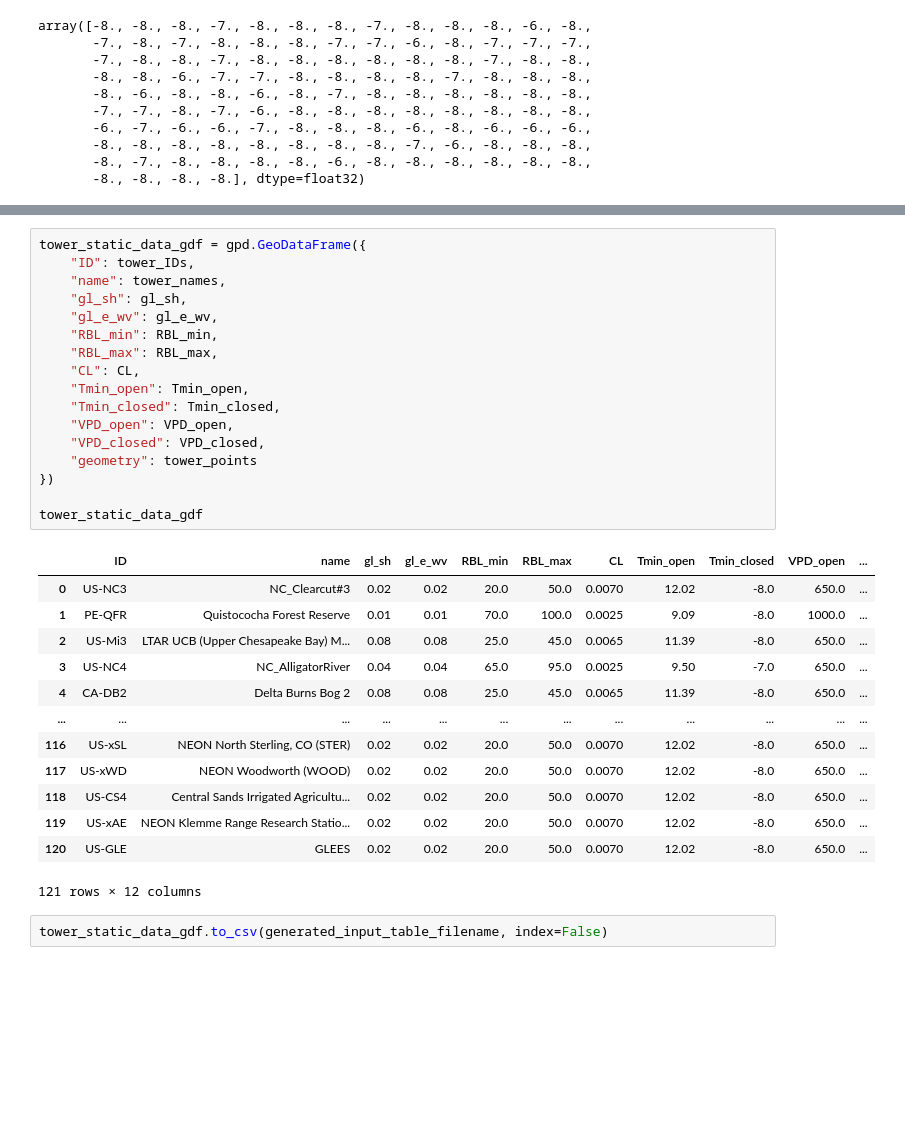
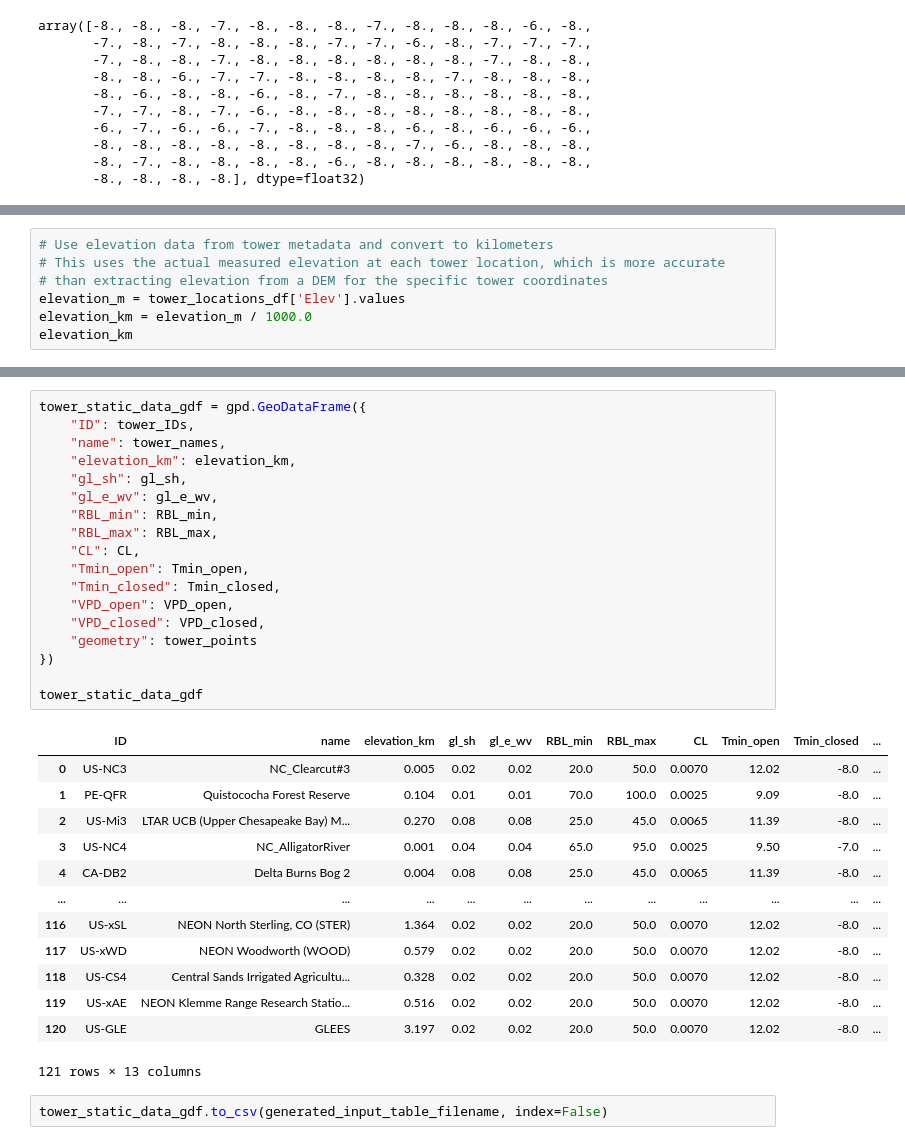
Before and after one commit to gregory-halverson-jpl/PM-JPL, a Jupyter notebook: notebooks/Tower Static Input Data for PM-JPL from ECOSTRESS Collection 2 Cal-Val.ipynb, the cells around one changed output, grey strips where cells are left out. Cells and saved outputs as stored; diff of their text form; blank space fills up the shorter version.

Commit message:
table processing working

```diff
--- a/notebooks/Tower Static Input Data for PM-JPL from ECOSTRESS Collection 2 Cal-Val.ipynb
+++ b/notebooks/Tower Static Input Data for PM-JPL from ECOSTRESS Collection 2 Cal-Val.ipynb
@@ -305,3 +312,10 @@ array([4500., 4000., 3500., 2900., 3500., 4500., 4500., 2900., 3500.,
        2900., 2900., 4500., 4200., 3500., 4200., 2900., 4500., 4500.,
        3600., 4200., 2900., 4500., 3500., 4500., 4200., 3000., 4200.,
        4500., 4500., 4200., 4200.], dtype=float32)
+# %%
+# Use elevation data from tower metadata and convert to kilometers
+# This uses the actual measured elevation at each tower location, which is more accurate
+# than extracting elevation from a DEM for the specific tower coordinates
+elevation_m = tower_locations_df['Elev'].values
+elevation_km = elevation_m / 1000.0
+elevation_km
@@ -308,33 +340,34 @@ array([4500., 4000., 3500., 2900., 3500., 4500., 4500., 2900., 3500.,
 # %%
 tower_static_data_gdf = gpd.GeoDataFrame({
     "ID": tower_IDs,
     "name": tower_names,
+    "elevation_km": elevation_km,
     "gl_sh": gl_sh,
     "gl_e_wv": gl_e_wv,
     "RBL_min": RBL_min,
     "RBL_max": RBL_max,
     "CL": CL,
     "Tmin_open": Tmin_open,
     "Tmin_closed": Tmin_closed,
     "VPD_open": VPD_open,
     "VPD_closed": VPD_closed,
     "geometry": tower_points
 })
 
 tower_static_data_gdf
 # %% [output]
-|  | ID | name | gl_sh | gl_e_wv | RBL_min | RBL_max | CL | Tmin_open | Tmin_closed | VPD_open | ... |
-| 0 | US-NC3 | NC_Clearcut#3 | 0.02 | 0.02 | 20.0 | 50.0 | 0.0070 | 12.02 | -8.0 | 650.0 | ... |
-| 1 | PE-QFR | Quistococha Forest Reserve | 0.01 | 0.01 | 70.0 | 100.0 | 0.0025 | 9.09 | -8.0 | 1000.0 | ... |
-| 2 | US-Mi3 | LTAR UCB (Upper Chesapeake Bay) M... | 0.08 | 0.08 | 25.0 | 45.0 | 0.0065 | 11.39 | -8.0 | 650.0 | ... |
-| 3 | US-NC4 | NC_AlligatorRiver | 0.04 | 0.04 | 65.0 | 95.0 | 0.0025 | 9.50 | -7.0 | 650.0 | ... |
-| 4 | CA-DB2 | Delta Burns Bog 2 | 0.08 | 0.08 | 25.0 | 45.0 | 0.0065 | 11.39 | -8.0 | 650.0 | ... |
+|  | ID | name | elevation_km | gl_sh | gl_e_wv | RBL_min | RBL_max | CL | Tmin_open | Tmin_closed | ... |
+| 0 | US-NC3 | NC_Clearcut#3 | 0.005 | 0.02 | 0.02 | 20.0 | 50.0 | 0.0070 | 12.02 | -8.0 | ... |
+| 1 | PE-QFR | Quistococha Forest Reserve | 0.104 | 0.01 | 0.01 | 70.0 | 100.0 | 0.0025 | 9.09 | -8.0 | ... |
+| 2 | US-Mi3 | LTAR UCB (Upper Chesapeake Bay) M... | 0.270 | 0.08 | 0.08 | 25.0 | 45.0 | 0.0065 | 11.39 | -8.0 | ... |
+| 3 | US-NC4 | NC_AlligatorRiver | 0.001 | 0.04 | 0.04 | 65.0 | 95.0 | 0.0025 | 9.50 | -7.0 | ... |
+| 4 | CA-DB2 | Delta Burns Bog 2 | 0.004 | 0.08 | 0.08 | 25.0 | 45.0 | 0.0065 | 11.39 | -8.0 | ... |
 | ... | ... | ... | ... | ... | ... | ... | ... | ... | ... | ... | ... |
-| 116 | US-xSL | NEON North Sterling, CO (STER) | 0.02 | 0.02 | 20.0 | 50.0 | 0.0070 | 12.02 | -8.0 | 650.0 | ... |
-| 117 | US-xWD | NEON Woodworth (WOOD) | 0.02 | 0.02 | 20.0 | 50.0 | 0.0070 | 12.02 | -8.0 | 650.0 | ... |
-| 118 | US-CS4 | Central Sands Irrigated Agricultu... | 0.02 | 0.02 | 20.0 | 50.0 | 0.0070 | 12.02 | -8.0 | 650.0 | ... |
-| 119 | US-xAE | NEON Klemme Range Research Statio... | 0.02 | 0.02 | 20.0 | 50.0 | 0.0070 | 12.02 | -8.0 | 650.0 | ... |
-| 120 | US-GLE | GLEES | 0.02 | 0.02 | 20.0 | 50.0 | 0.0070 | 12.02 | -8.0 | 650.0 | ... |
+| 116 | US-xSL | NEON North Sterling, CO (STER) | 1.364 | 0.02 | 0.02 | 20.0 | 50.0 | 0.0070 | 12.02 | -8.0 | ... |
+| 117 | US-xWD | NEON Woodworth (WOOD) | 0.579 | 0.02 | 0.02 | 20.0 | 50.0 | 0.0070 | 12.02 | -8.0 | ... |
+| 118 | US-CS4 | Central Sands Irrigated Agricultu... | 0.328 | 0.02 | 0.02 | 20.0 | 50.0 | 0.0070 | 12.02 | -8.0 | ... |
+| 119 | US-xAE | NEON Klemme Range Research Statio... | 0.516 | 0.02 | 0.02 | 20.0 | 50.0 | 0.0070 | 12.02 | -8.0 | ... |
+| 120 | US-GLE | GLEES | 3.197 | 0.02 | 0.02 | 20.0 | 50.0 | 0.0070 | 12.02 | -8.0 | ... |
-121 rows × 12 columns
+121 rows × 13 columns
 # %%
 tower_static_data_gdf.to_csv(generated_input_table_filename, index=False)
```
Also changed, not shown: parts of 3 cells of this notebook, 7 other files.
